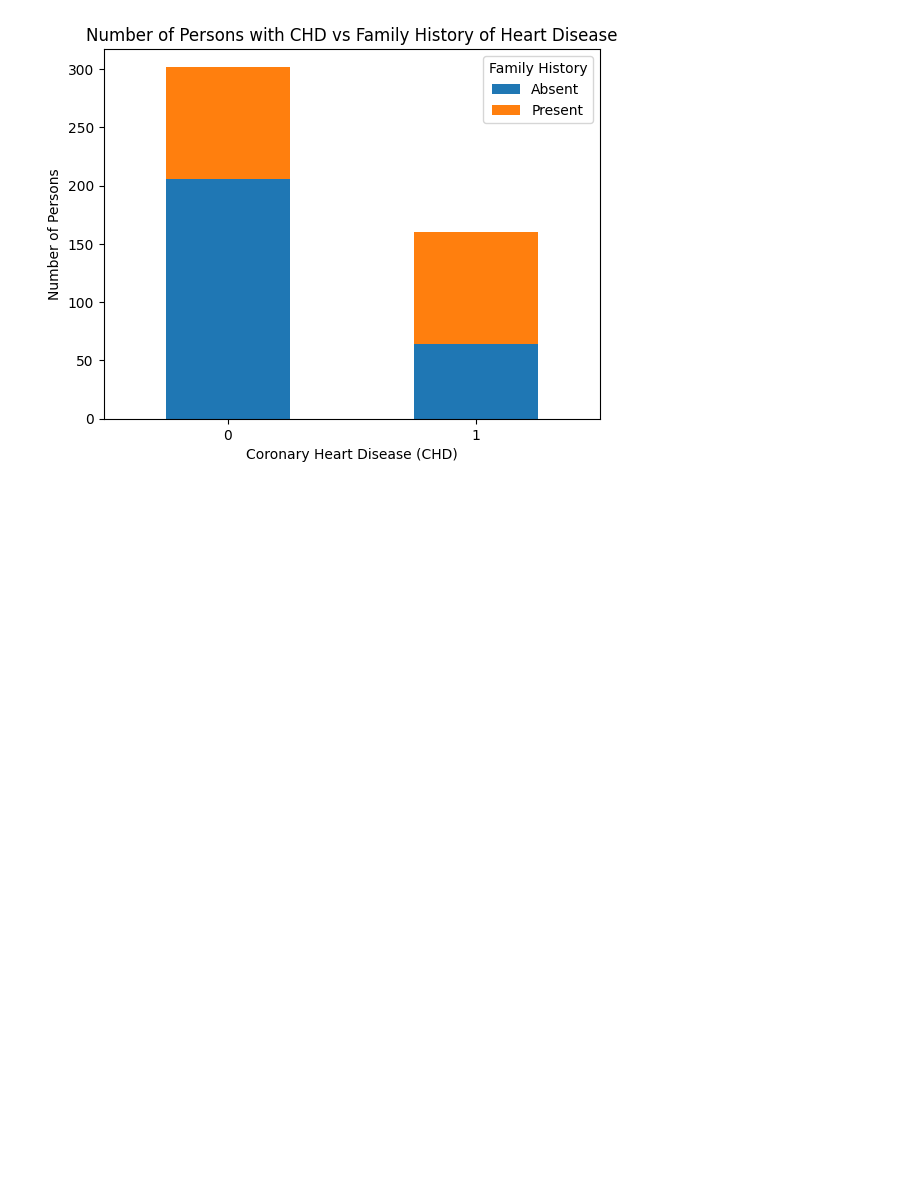
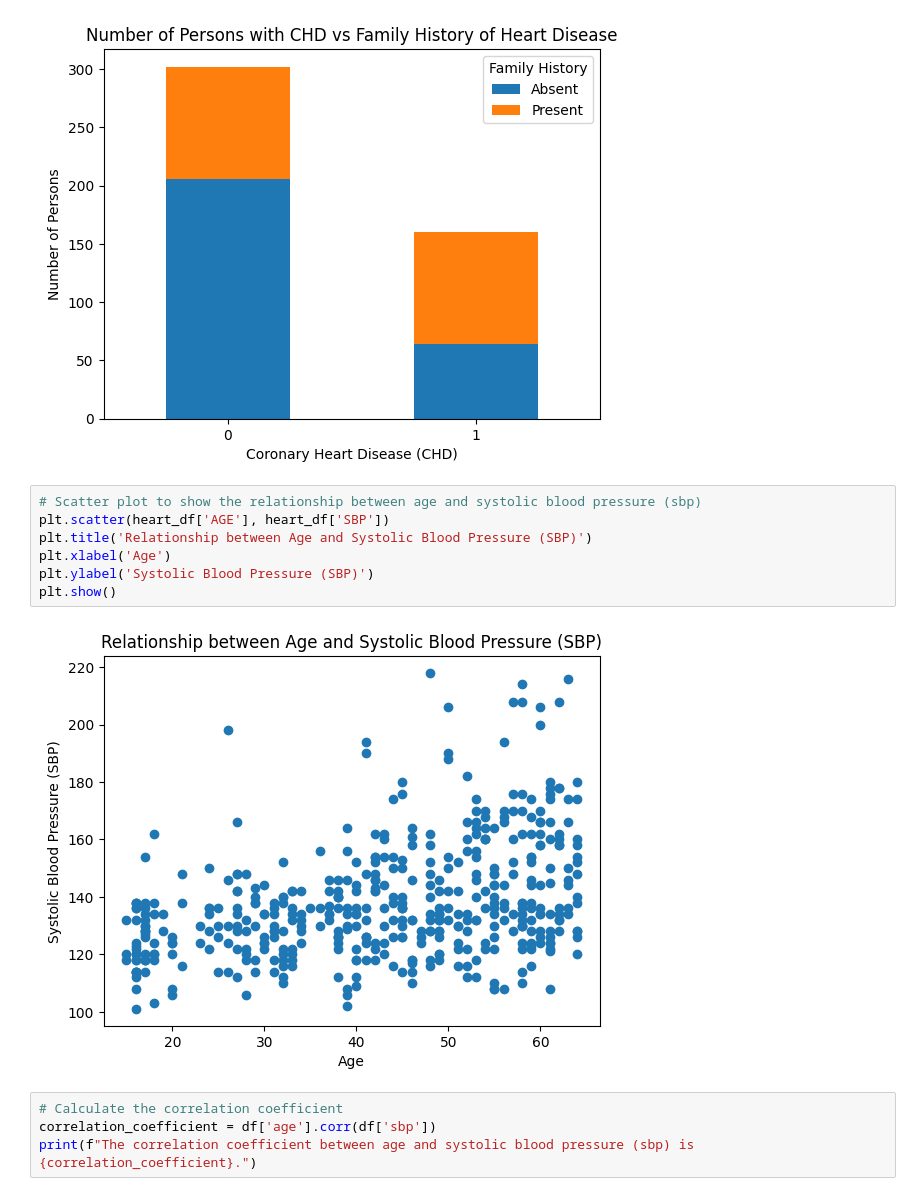
Before and after one commit to Vishal80990/Bollywood_Movie_and_SA_Heart_Data_Analysis, a Jupyter notebook: Untitled.ipynb, the cells around one changed output. Drawn from its saved outputs; the diff is of its cells as text; blank space fills up the shorter version.

```diff
--- a/Untitled.ipynb
+++ b/Untitled.ipynb
@@ -76,3 +76,16 @@ plt.xticks(rotation=0)
 plt.show()
 # %% [output]
 [figure]
+# %%
+# Scatter plot to show the relationship between age and systolic blood pressure (sbp)
+plt.scatter(heart_df['AGE'], heart_df['SBP'])
+plt.title('Relationship between Age and Systolic Blood Pressure (SBP)')
+plt.xlabel('Age')
+plt.ylabel('Systolic Blood Pressure (SBP)')
+plt.show()
+# %% [output]
+[figure, added]
+# %%
+# Calculate the correlation coefficient
+correlation_coefficient = df['age'].corr(df['sbp'])
+print(f"The correlation coefficient between age and systolic blood pressure (sbp) is {correlation_coefficient}.")
```
